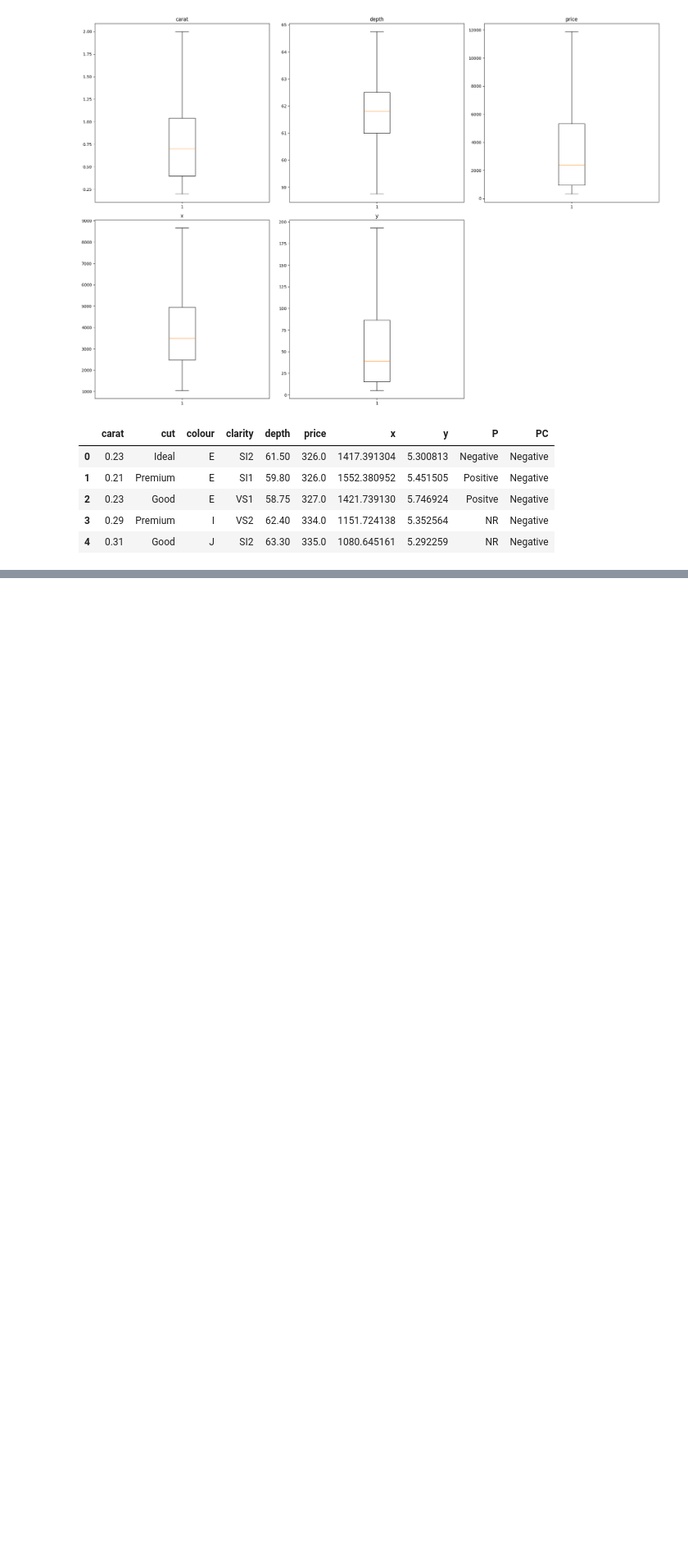
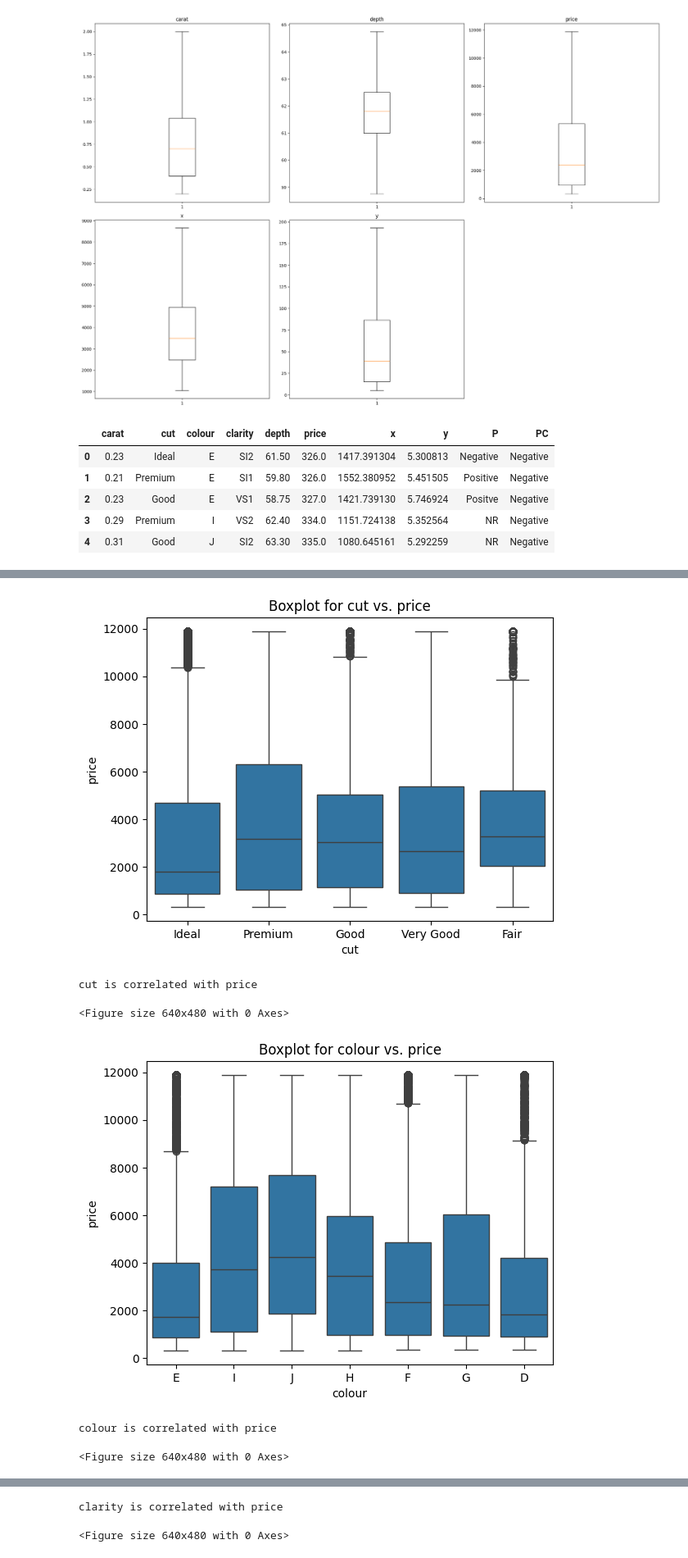
Before and after one commit to Data-Science-UCU-Chapter/Training-code-, a Jupyter notebook: first.ipynb, the cells around one changed output, grey strips where cells are left out. Shown: that part at 82% size. Saved outputs shown, nothing was run; the diff lists cells and outputs as text; code cells hidden in the pictures; blank space fills up the shorter version.

```diff
--- a/first.ipynb
+++ b/first.ipynb
@@ -173,0 +198,17 @@ diamonds_xl.head()
+# %%
+def combined_boxplots(data, var1, var2):
+    sns.boxplot(x = data[var1], y = data[var2])
+    plt.xlabel(f"{var1}")
+    plt.ylabel(f"{var2}")
+    plt.title(f"Boxplot for {var1} vs. {var2}")
+    plt.show()
+
+def AnovaTest(data, cont_var, cat_var):
+    group_data = [
+        group[cont_var].values for _, group in data.groupby(cat_var)
+    ]
+    f_statistics, p_value = f_oneway(*group_data)
+    if p_value > 0.05:
+        print(f"{cat_var} is not correlated with {cont_var}")
+    elif p_value < 0.05:
+        print(f"{cat_var} is correlated with {cont_var}")
@@ -173,0 +222,13 @@ diamonds_xl.head()
+# %%
+for i in cat_cols:
+    combined_boxplots(diamonds_xl, i, "price")
+    AnovaTest(diamonds_xl, "price", i)
+    plt.tight_layout()
+    plt.show()
+# %% [output]
+[figure, added]
+cut is correlated with price
+<Figure size 640x480 with 0 Axes>
+[figure, added]
+colour is correlated with price
+<Figure size 640x480 with 0 Axes>
@@ -173,0 +236,2 @@ diamonds_xl.head()
+clarity is correlated with price
+<Figure size 640x480 with 0 Axes>
```
Also changed, not shown: parts of 12 cells of this notebook.
